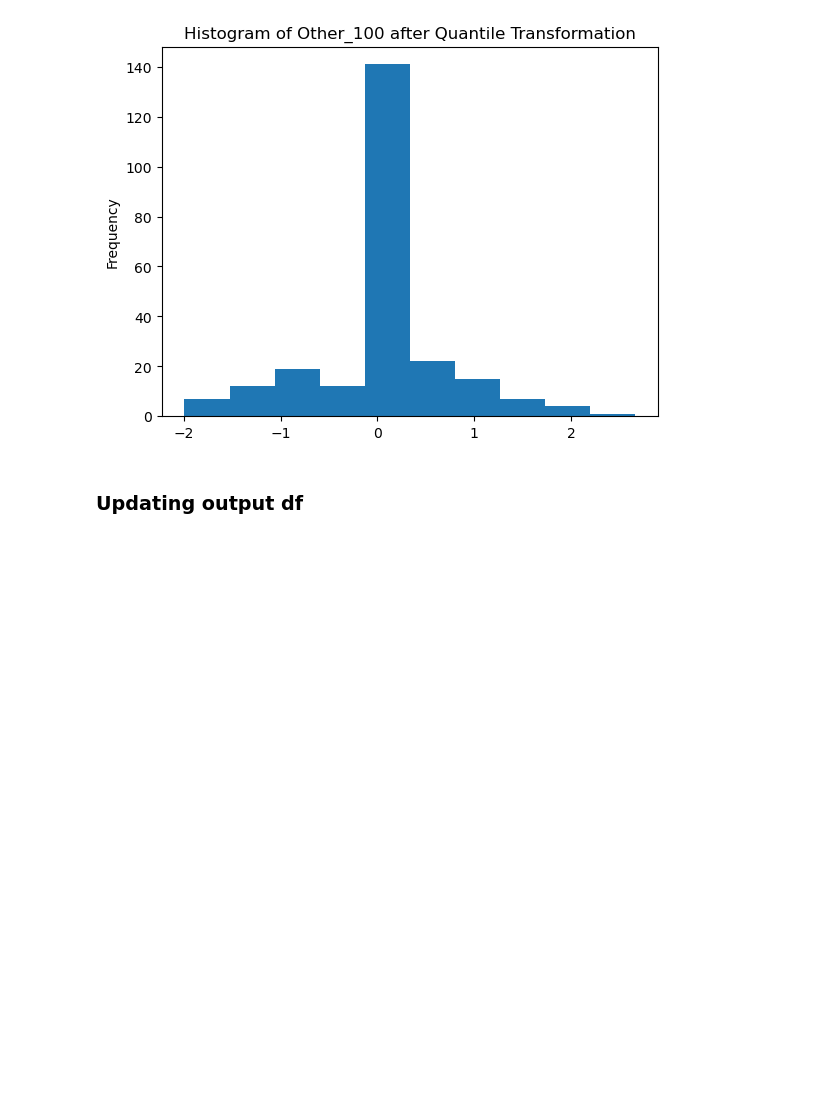
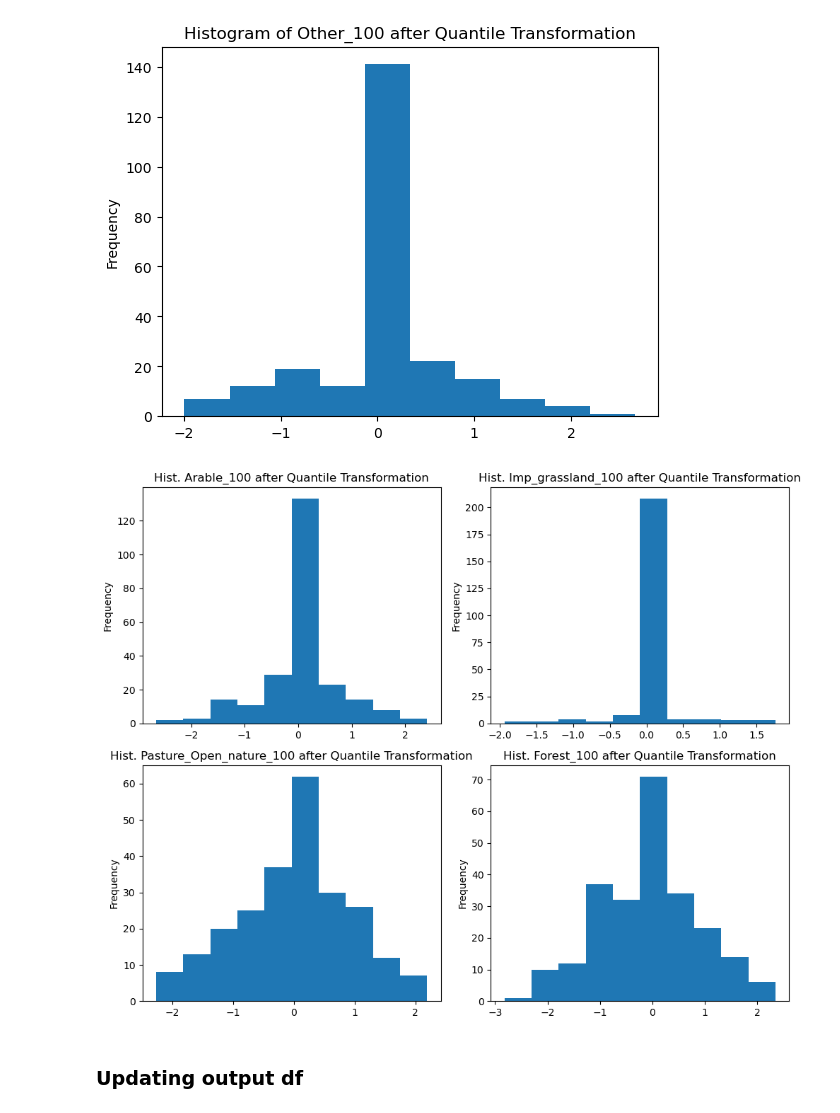
Before and after one commit to jingsday/ponderful_Scripts, a Jupyter notebook: ponderful_Scripts_random_forest/ponderful_Scripts_quantile_transformed_lu100.ipynb, the cells around one changed output. Drawn from its saved outputs; the diff is of its cells as text; code cells hidden in the pictures; blank space fills up the shorter version.

```diff
--- a/ponderful_Scripts_random_forest/ponderful_Scripts_quantile_transformed_lu100.ipynb
+++ b/ponderful_Scripts_random_forest/ponderful_Scripts_quantile_transformed_lu100.ipynb
@@ -98,6 +98,22 @@ for i in phy_che_qt_final.columns:
 [figure]
 [figure]
 [figure]
+# %%
+fig, axes = plt.subplots(2, 2, figsize=(10, 8))
+
+axes = axes.flatten()
+
+for idx, col in enumerate(phy_che_qt_final.columns[:4]):
+    phy_che_qt_final[col].plot.hist(ax=axes[idx])
+    axes[idx].set_title(f'Hist. {col} after Quantile Transformation')
+
+# Adjust layout to prevent overlap
+plt.tight_layout()
+
+# Show the plot
+plt.show()
+# %% [output]
+[figure, added]
 # %%
 Phy_Che[['Arable_100_qt','Imp_grassland_100_qt', 'Pastures.and.open.nature_100_qt', 'Forest_100_qt','Other_100_qt']]= phy_che_qt_final[['Arable_100', 'Imp_grassland_100',
        'Pasture_Open_nature_100', 'Forest_100', 'Other_100']]
```
Also changed, not shown: 2 other files.
